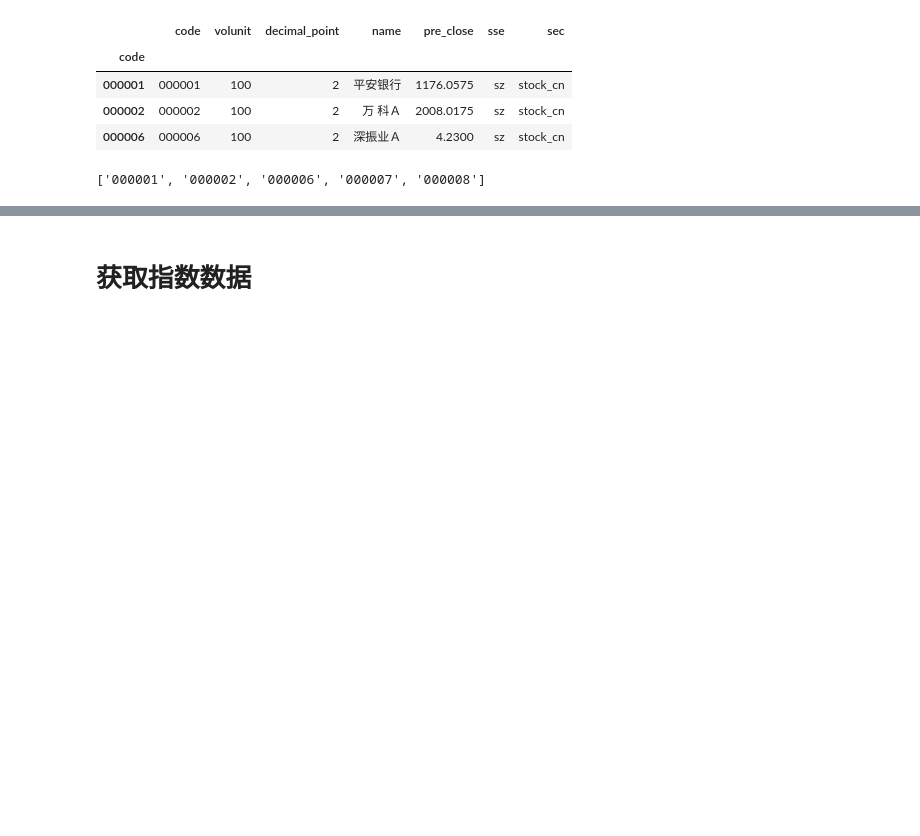
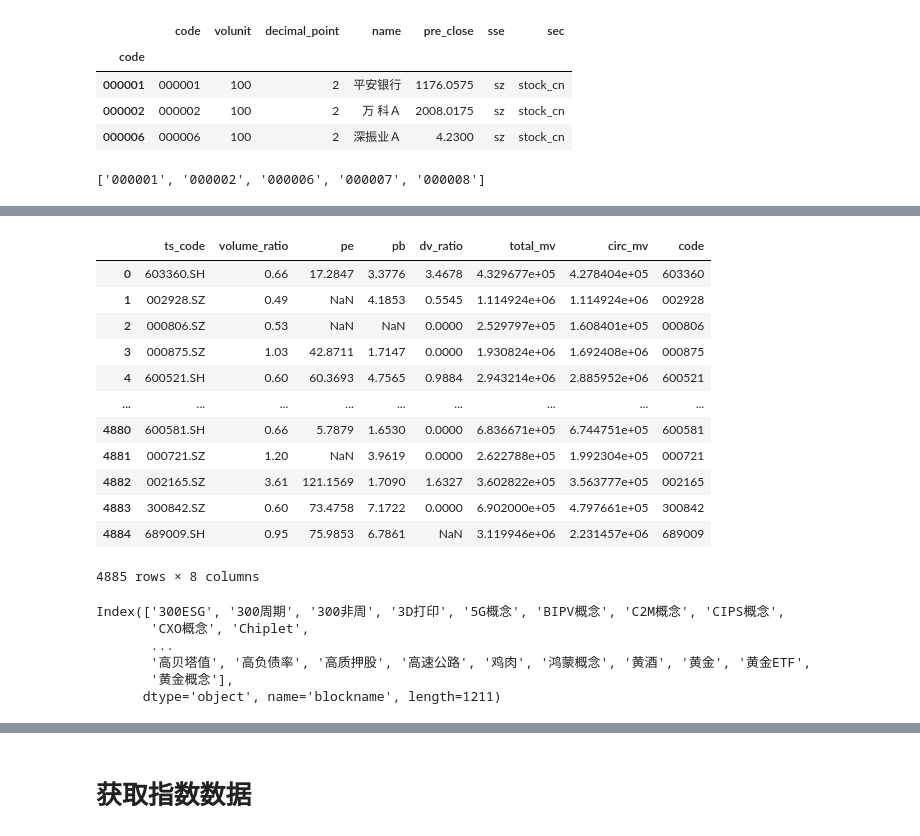
Before and after one commit to nuswgg/quants_qa, a Jupyter notebook: QA/QA How to Get data.ipynb, the cells around one changed output, grey strips where cells are left out. Cells and saved outputs as stored; diff of their text form; code cells hidden in the pictures; blank space fills up the shorter version.

```diff
--- a/QA/QA How to Get data.ipynb
+++ b/QA/QA How to Get data.ipynb
@@ -152,0 +142,2 @@ Ten_stock.data
+# %%
+df_total_mv = pro.query('daily_basic', ts_code='', trade_date='20220830',fields='ts_code,total_mv,circ_mv,dv_ratio,volume_ratio,pe,pb')
@@ -152,0 +200,16 @@ Ten_stock.data
+# %%
+df_total_mv
+# %% [output]
+|  | ts_code | volume_ratio | pe | pb | dv_ratio | total_mv | circ_mv | code |
+| 0 | 603360.SH | 0.66 | 17.2847 | 3.3776 | 3.4678 | 4.329677e+05 | 4.278404e+05 | 603360 |
+| 1 | 002928.SZ | 0.49 | NaN | 4.1853 | 0.5545 | 1.114924e+06 | 1.114924e+06 | 002928 |
+| 2 | 000806.SZ | 0.53 | NaN | NaN | 0.0000 | 2.529797e+05 | 1.608401e+05 | 000806 |
+| 3 | 000875.SZ | 1.03 | 42.8711 | 1.7147 | 0.0000 | 1.930824e+06 | 1.692408e+06 | 000875 |
+| 4 | 600521.SH | 0.60 | 60.3693 | 4.7565 | 0.9884 | 2.943214e+06 | 2.885952e+06 | 600521 |
+| ... | ... | ... | ... | ... | ... | ... | ... | ... |
+| 4880 | 600581.SH | 0.66 | 5.7879 | 1.6530 | 0.0000 | 6.836671e+05 | 6.744751e+05 | 600581 |
+| 4881 | 000721.SZ | 1.20 | NaN | 3.9619 | 0.0000 | 2.622788e+05 | 1.992304e+05 | 000721 |
+| 4882 | 002165.SZ | 3.61 | 121.1569 | 1.7090 | 1.6327 | 3.602822e+05 | 3.563777e+05 | 002165 |
+| 4883 | 300842.SZ | 0.60 | 73.4758 | 7.1722 | 0.0000 | 6.902000e+05 | 4.797661e+05 | 300842 |
+| 4884 | 689009.SH | 0.95 | 75.9853 | 6.7861 | NaN | 3.119946e+06 | 2.231457e+06 | 689009 |
+4885 rows × 8 columns
@@ -152,0 +218,10 @@ Ten_stock.data
+# %%
+# series
+all_blk_component.index
+# %% [output]
+Index(['300ESG', '300周期', '300非周', '3D打印', '5G概念', 'BIPV概念', 'C2M概念', 'CIPS概念',
+       'CXO概念', 'Chiplet',
+       ...
+       '高贝塔值', '高负债率', '高质押股', '高速公路', '鸡肉', '鸿蒙概念', '黄酒', '黄金', '黄金ETF',
+       '黄金概念'],
+      dtype='object', name='blockname', length=1211)
```
Also changed, not shown: parts of 26 cells of this notebook, 18 other files.
